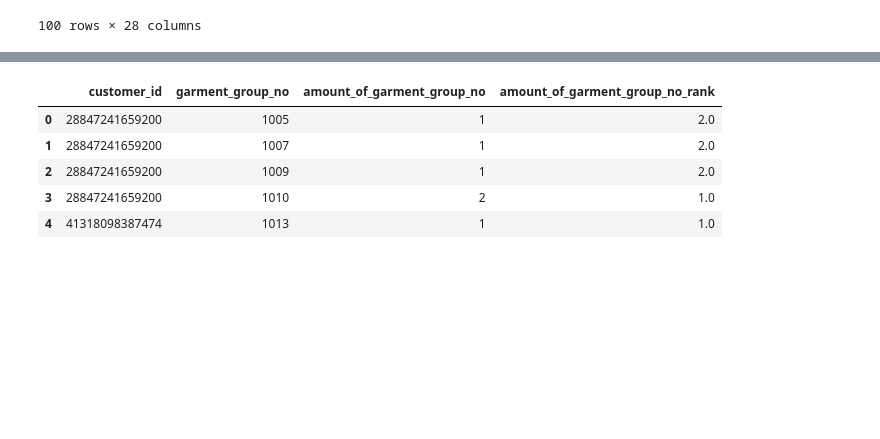
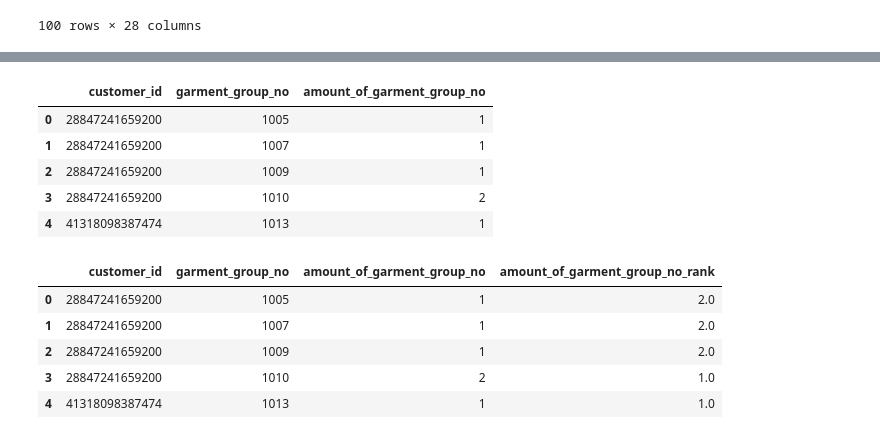
Before and after one commit to LienM/ai-project-22-23, a Jupyter notebook: RobbeLauwers/lecture6_part2.ipynb, the cells around one changed output, grey strips where cells are left out. Cells and saved outputs as stored; diff of their text form; code cells hidden in the pictures; blank space fills up the shorter version.

```diff
--- a/RobbeLauwers/lecture6_part2.ipynb
+++ b/RobbeLauwers/lecture6_part2.ipynb
@@ -140,3 +255,16 @@ sales_nohead.head(100)
+# %%
+# Example application of get_purchase_rank_df_of_attributes
+# Assuming output is deterministic, you can see that customer 28847241659200 bought 2 articles from garment_group_no 1010 (as seen in amount_of_garment_group_no),
+# making it his favourite garment_group_no (as seen inn column amount_of_garment_group_no_rank)
+temp2 = get_purchase_count_df_of_attributes(transactions,articles,["garment_group_no"],"amount_of_garment_group_no")
+temp2.head()
+# %% [output]
+|  | customer_id | garment_group_no | amount_of_garment_group_no |
+| 0 | 28847241659200 | 1005 | 1 |
+| 1 | 28847241659200 | 1007 | 1 |
+| 2 | 28847241659200 | 1009 | 1 |
+| 3 | 28847241659200 | 1010 | 2 |
+| 4 | 41318098387474 | 1013 | 1 |
 # %%
 # Example application of get_purchase_rank_df_of_attributes
 # Assuming output is deterministic, you can see that customer 28847241659200 bought 2 articles from garment_group_no 1010 (as seen in amount_of_garment_group_no),
```
Also changed, not shown: parts of 34 cells of this notebook, 1 other file.
